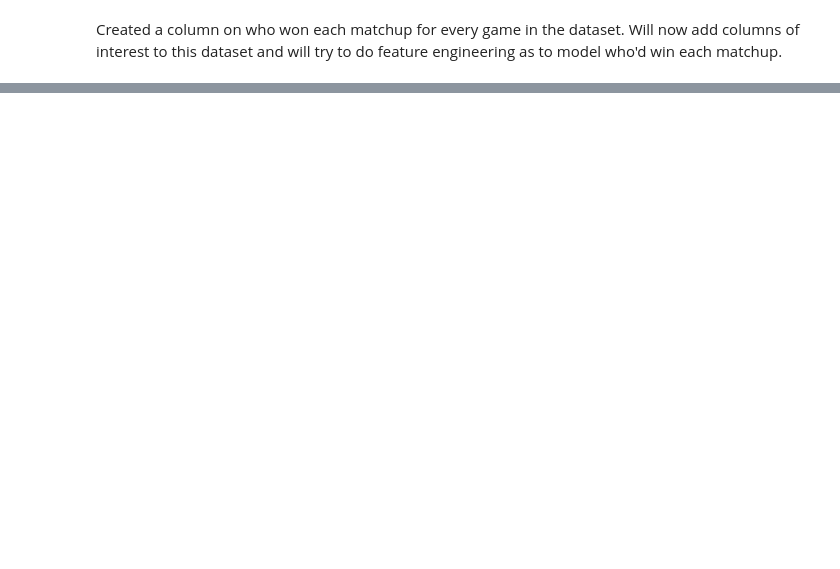
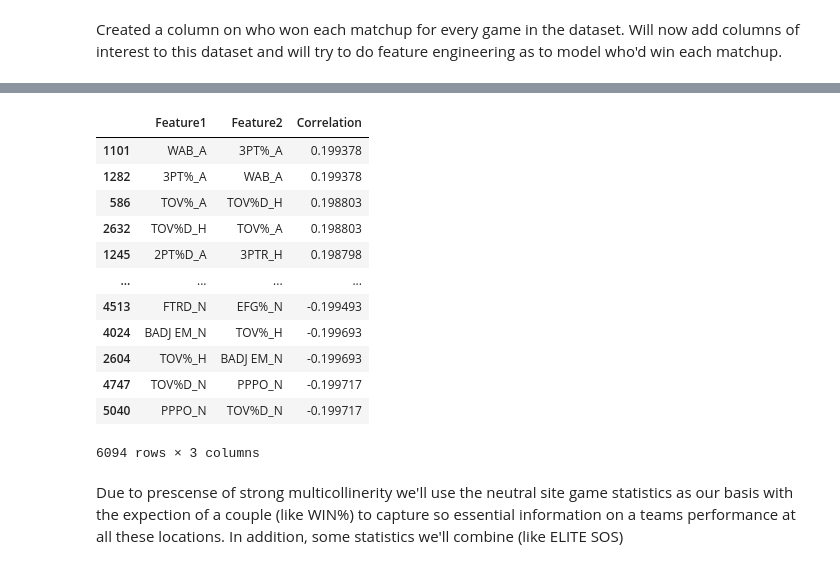
Before and after one commit to nicholaskim1004/MarchMadness, a Jupyter notebook: madness.ipynb, the cells around one changed output, grey strips where cells are left out. Cells and saved outputs as stored; diff of their text form; code cells hidden in the pictures; blank space fills up the shorter version.

```diff
--- a/madness.ipynb
+++ b/madness.ipynb
@@ -125,0 +150,36 @@ team_matchups.head()
+# %%
+import numpy as np
+import pandas as pd
+
+# Define threshold for strong correlation (e.g., 0.8)
+threshold = 0.2
+
+# Find pairs of highly correlated features
+below_thres_corr_pairs = [
+    (col1, col2, corr_matrix.loc[col1, col2])
+    for col1 in corr_matrix.columns
+    for col2 in corr_matrix.columns
+    if col1 != col2 and abs(corr_matrix.loc[col1, col2]) < threshold
+]
+
+# Convert to DataFrame for better visualization
+below_thres_corr_df = pd.DataFrame(below_thres_corr_pairs, columns=["Feature1", "Feature2", "Correlation"])
+below_thres_corr_df = below_thres_corr_df.sort_values(by="Correlation", ascending=False)
+
+below_thres_corr_df
+# %% [output]
+|  | Feature1 | Feature2 | Correlation |
+| 1101 | WAB_A | 3PT%_A | 0.199378 |
+| 1282 | 3PT%_A | WAB_A | 0.199378 |
+| 586 | TOV%_A | TOV%D_H | 0.198803 |
+| 2632 | TOV%D_H | TOV%_A | 0.198803 |
+| 1245 | 2PT%D_A | 3PTR_H | 0.198798 |
+| ... | ... | ... | ... |
+| 4513 | FTRD_N | EFG%_N | -0.199493 |
+| 4024 | BADJ EM_N | TOV%_H | -0.199693 |
+| 2604 | TOV%_H | BADJ EM_N | -0.199693 |
+| 4747 | TOV%D_N | PPPO_N | -0.199717 |
+| 5040 | PPPO_N | TOV%D_N | -0.199717 |
+6094 rows × 3 columns
+# %% [markdown]
+Due to prescense of strong multicollinerity we'll use the neutral site game statistics as our basis with the expection of a couple (like WIN%) to capture so essential information on a teams performance at all these locations. In addition, some statistics we'll combine (like ELITE SOS)
```
Also changed, not shown: parts of 12 cells of this notebook, 1 other file.
